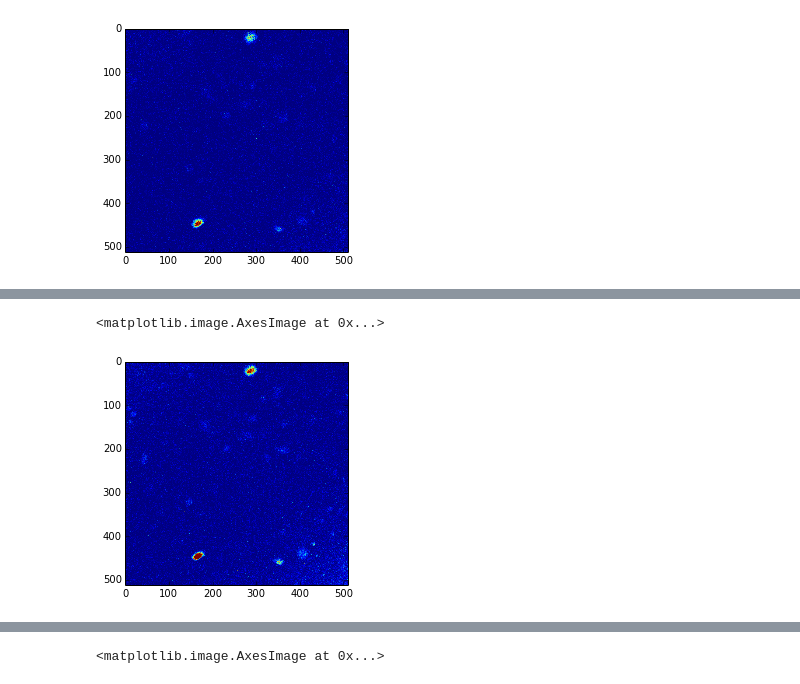
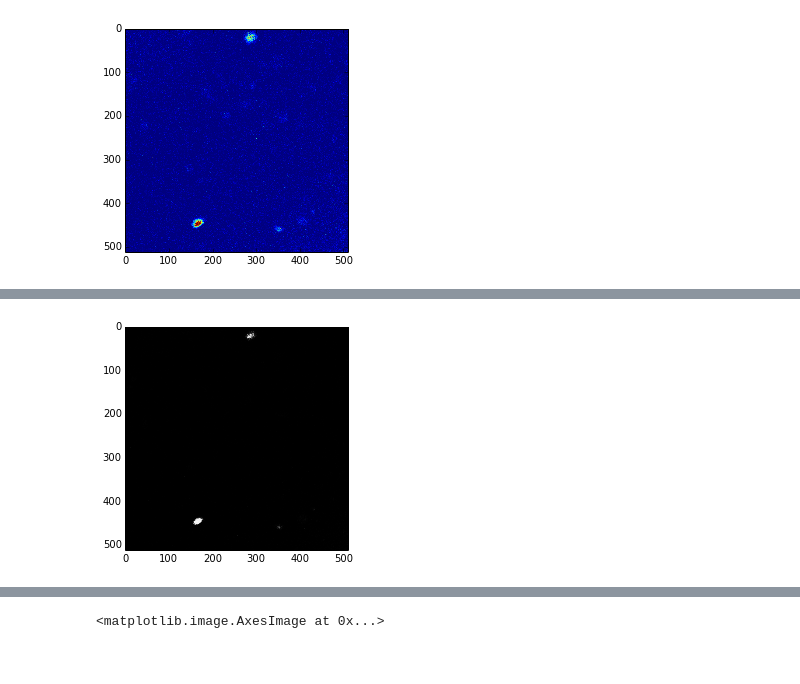
Before and after one commit to qmorgan/qsoft, a Jupyter notebook: Software/Cell/LSMTest/LSMExploration.ipynb, the cells around one changed output, grey strips where cells are left out. Cells and saved outputs as stored; diff of their text form; code cells hidden in the pictures.

```diff
--- a/Software/Cell/LSMTest/LSMExploration.ipynb
+++ b/Software/Cell/LSMTest/LSMExploration.ipynb
@@ -13,3 +11,6 @@ imgpath = imgdir + 'dapi1.lsm'
+# %%
+#imgpath = imgdir + 'dapi1.lsm'
+imgpath = u'/Users/amorgan/qsoft/Software/Cell/LSMTest/dapi1.lsm'
 # %%
 imgobj = lsmreader.Lsmimage(imgpath)
 # %%
@@ -43,8 +136,7 @@ plt.imshow(imageData)
 imageData = imgobj.get_image(stack=1,channel=0)
 # %%
-plt.imshow(imageData)
+plt.imshow(imageData,cmap = cm.Greys_r)
 # these appear to be only 8 bit images (256 max values). Contrast seems to be similar to the
 # output tif files though.. maybe it'll still work with my old code with few changes
 # %% [output]
-<matplotlib.image.AxesImage at 0x...>
-[figure, old version]
+[figure, new version]
```
Also changed, not shown: parts of 21 cells of this notebook, 1 other file.
